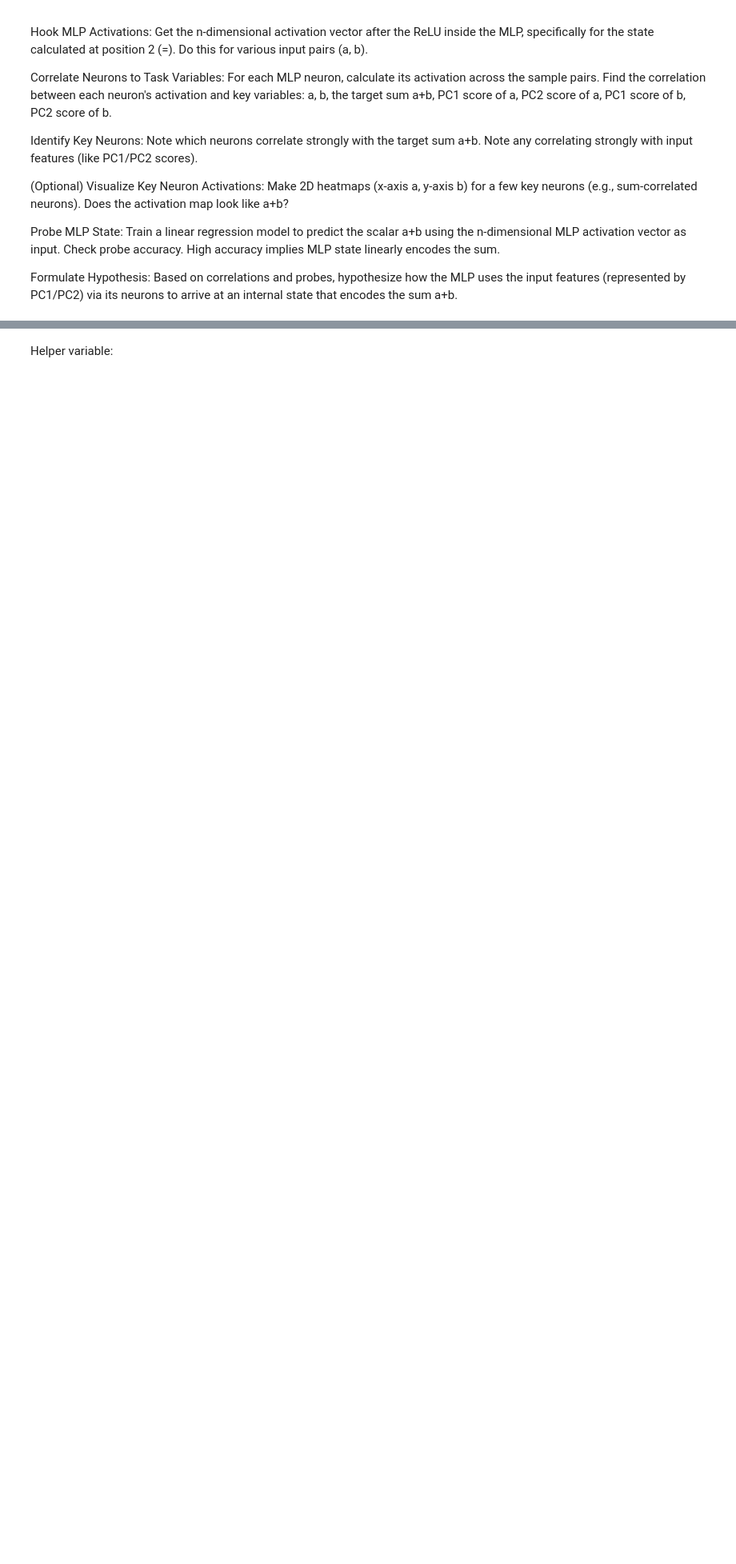
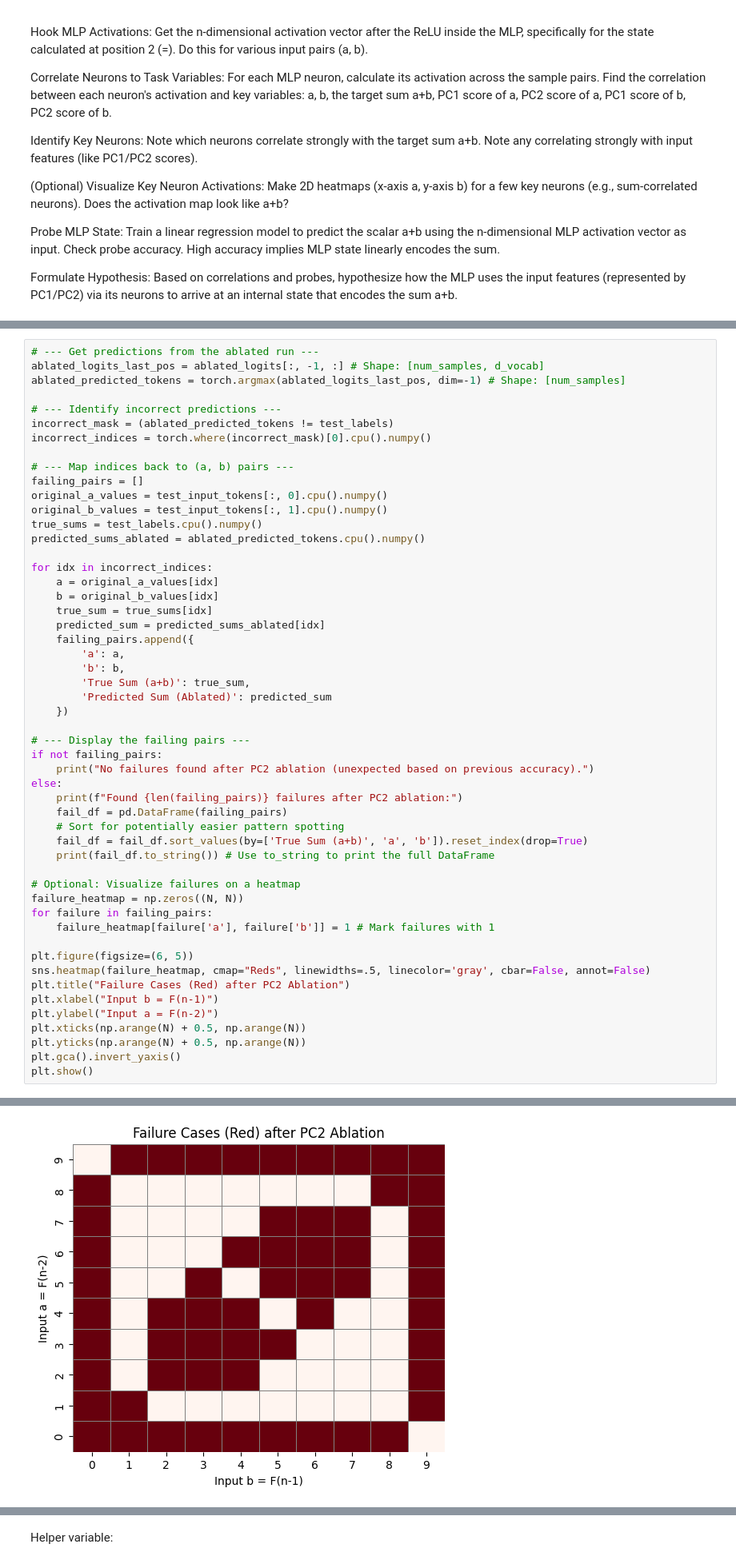
Before and after one commit to FranciscoHS/ai-safety-project-2025, a Jupyter notebook: grokking_fibonacci.ipynb, the cells around one changed output, grey strips where cells are left out. Shown at 80% size. Drawn from its saved outputs; the diff is of its cells as text; blank space fills up the shorter version.

```diff
--- a/grokking_fibonacci.ipynb
+++ b/grokking_fibonacci.ipynb
@@ -503,0 +1133,53 @@ Formulate Hypothesis: Based on correlations and probes, hypothesize how the MLP
+# %%
+# --- Get predictions from the ablated run ---
+ablated_logits_last_pos = ablated_logits[:, -1, :] # Shape: [num_samples, d_vocab]
+ablated_predicted_tokens = torch.argmax(ablated_logits_last_pos, dim=-1) # Shape: [num_samples]
+
+# --- Identify incorrect predictions ---
+incorrect_mask = (ablated_predicted_tokens != test_labels)
+incorrect_indices = torch.where(incorrect_mask)[0].cpu().numpy()
+
+# --- Map indices back to (a, b) pairs ---
+failing_pairs = []
+original_a_values = test_input_tokens[:, 0].cpu().numpy()
+original_b_values = test_input_tokens[:, 1].cpu().numpy()
+true_sums = test_labels.cpu().numpy()
+predicted_sums_ablated = ablated_predicted_tokens.cpu().numpy()
+
+for idx in incorrect_indices:
+    a = original_a_values[idx]
+    b = original_b_values[idx]
+    true_sum = true_sums[idx]
+    predicted_sum = predicted_sums_ablated[idx]
+    failing_pairs.append({
+        'a': a,
+        'b': b,
+        'True Sum (a+b)': true_sum,
+        'Predicted Sum (Ablated)': predicted_sum
+    })
+
+# --- Display the failing pairs ---
+if not failing_pairs:
+    print("No failures found after PC2 ablation (unexpected based on previous accuracy).")
+else:
+    print(f"Found {len(failing_pairs)} failures after PC2 ablation:")
+    fail_df = pd.DataFrame(failing_pairs)
+    # Sort for potentially easier pattern spotting
+    fail_df = fail_df.sort_values(by=['True Sum (a+b)', 'a', 'b']).reset_index(drop=True)
+    print(fail_df.to_string()) # Use to_string to print the full DataFrame
+
+# Optional: Visualize failures on a heatmap
+failure_heatmap = np.zeros((N, N))
+for failure in failing_pairs:
+    failure_heatmap[failure['a'], failure['b']] = 1 # Mark failures with 1
+
+plt.figure(figsize=(6, 5))
+sns.heatmap(failure_heatmap, cmap="Reds", linewidths=.5, linecolor='gray', cbar=False, annot=False)
+plt.title("Failure Cases (Red) after PC2 Ablation")
+plt.xlabel("Input b = F(n-1)")
+plt.ylabel("Input a = F(n-2)")
+plt.xticks(np.arange(N) + 0.5, np.arange(N))
+plt.yticks(np.arange(N) + 0.5, np.arange(N))
+plt.gca().invert_yaxis()
+plt.show()
+# %% [output]
@@ -503,0 +1203 @@ Formulate Hypothesis: Based on correlations and probes, hypothesize how the MLP
+[figure, added]
```
Also changed, not shown: parts of 34 cells of this notebook.
